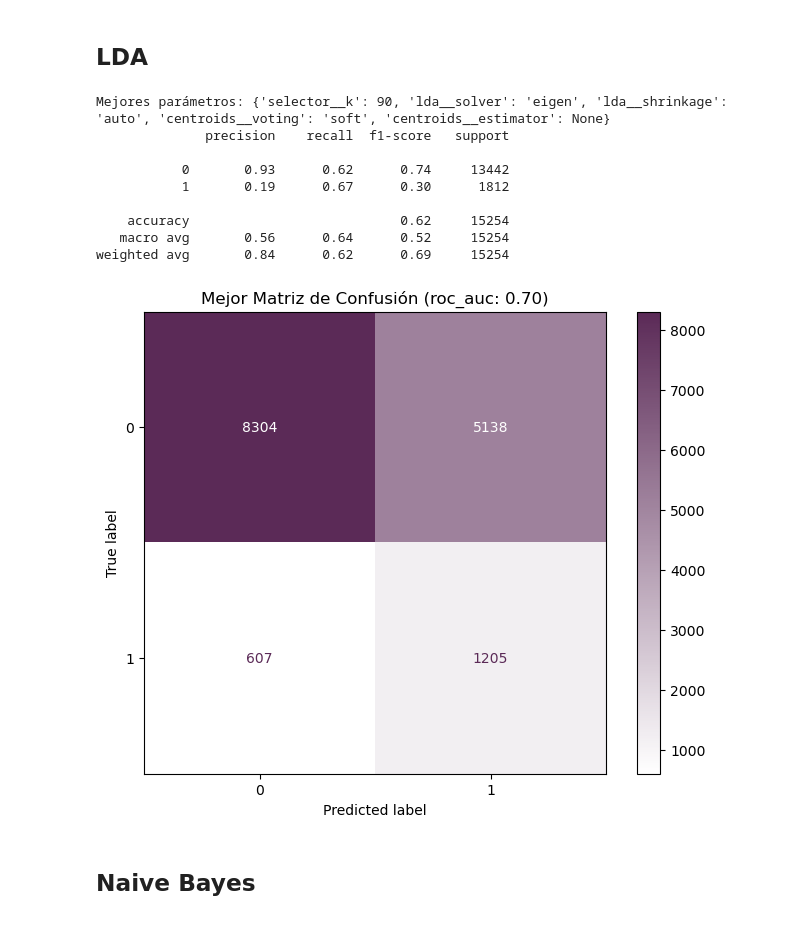
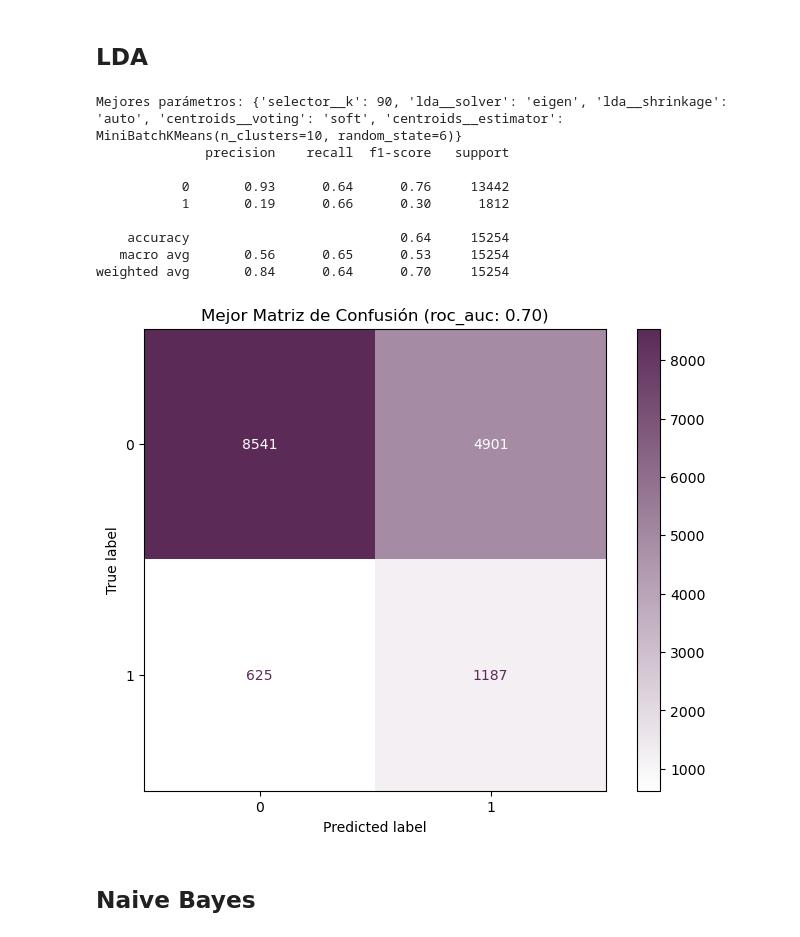
Before and after one commit to danielsoponaru/25-26_R07_NARANJA, a Jupyter notebook: 02-EDA.ipynb, the cells around one changed output. Drawn from its saved outputs; the diff is of its cells as text; code cells hidden in the pictures.

```diff
--- a/02-EDA.ipynb
+++ b/02-EDA.ipynb
@@ -654,7 +720,6 @@ plt.show()
 
 report = classification_report(y_test, y_pred, output_dict=True)
 
-filas = []
 fila_LDA_Near = {
     "modelo": "LDA (NearMiss)",
     "roc-auc": modelo.best_score_,
@@ -995,22 +1060,22 @@ weighted avg       0.77      0.36      0.43     15254
 # ENTRENAMOS EL MEJOR MODELO
 pipeline = Pipeline([
     ('scaler', StandardScaler()),
+    ('selector', SelectKBest(score_func=f_classif)),
     ('centroids', ClusterCentroids(random_state=6)),
-    ('selector', SelectKBest(score_func=f_classif)),
     ('logistic', LogisticRegression(solver='liblinear', class_weight='balanced'))])
 
 parametros = {
     'logistic__C': [0.01, 0.1, 1, 10],
     'logistic__penalty': ['l1', 'l2'],
     'selector__k': [40, 60, 80, 92],
-    'centroids__estimator': [None],
+    'centroids__estimator': [MiniBatchKMeans(n_clusters=10, random_state=6)],
     'centroids__voting': ['soft']}
 
 modelo = RandomizedSearchCV(
     pipeline,
     param_distributions=parametros,
-    n_iter=15,
-    cv=5,
+    n_iter=10,
+    cv=3,
     scoring='roc_auc',
     n_jobs=-1,
     random_state=6)
@@ -1066,14 +1131,14 @@ parametros = {
     'selector__k': [40, 60, 90],
     'lda__solver': ['lsqr', 'eigen'],
     'lda__shrinkage': ['auto', 0.1, 0.5, 0.9],
-    'centroids__estimator': [None],
+    'centroids__estimator': [MiniBatchKMeans(n_clusters=10, random_state=6)],
     'centroids__voting': ['soft']}
 
 modelo = RandomizedSearchCV(
     estimator=pipeline,
     param_distributions=parametros,
-    n_iter=20,
-    cv=5,
+    n_iter=10,
+    cv=3,
     scoring='roc_auc',
     n_jobs=-1,
     random_state=6)
@@ -1081,40 +1146,40 @@ modelo = RandomizedSearchCV(
 modelo.fit(x_train, y_train)
 y_pred = modelo.best_estimator_.predict(x_test)
 
 # RESULTADOS
 cm = confusion_matrix(y_test, y_pred)
 
 fig, ax = plt.subplots(figsize=(8, 6))
 disp = ConfusionMatrixDisplay(confusion_matrix=cm,
                               display_labels=modelo.best_estimator_.classes_)
 
 disp.plot(cmap=lagun_cmap, ax=ax, values_format='d')
 
 plt.title(f'Mejor Matriz de Confusión (roc_auc: {modelo.best_score_:.2f})')
 
 print(f"Mejores parámetros: {modelo.best_params_}")
 print(classification_report(y_test, y_pred))
 plt.show()
 
 report = classification_report(y_test, y_pred, output_dict=True)
 fila_LDA_Cluster = {
     "modelo": "LDA (Cluster.center)",
     "roc-auc": modelo.best_score_,
     "recall 1": report["1"]["recall"],
     "f1-score medio": report["macro avg"]["f1-score"]}
 
 filas.append(fila_LDA_Cluster)
 # %% [output]
-Mejores parámetros: {'selector__k': 90, 'lda__solver': 'eigen', 'lda__shrinkage': 'auto', 'centroids__voting': 'soft', 'centroids__estimator': None}
+Mejores parámetros: {'selector__k': 90, 'lda__solver': 'eigen', 'lda__shrinkage': 'auto', 'centroids__voting': 'soft', 'centroids__estimator': MiniBatchKMeans(n_clusters=10, random_state=6)}
               precision    recall  f1-score   support
 
-           0       0.93      0.62      0.74     13442
-           1       0.19      0.67      0.30      1812
+           0       0.93      0.64      0.76     13442
+           1       0.19      0.66      0.30      1812
 
-    accuracy                           0.62     15254
-   macro avg       0.56      0.64      0.52     15254
-weighted avg       0.84      0.62      0.69     15254
+    accuracy                           0.64     15254
+   macro avg       0.56      0.65      0.53     15254
+weighted avg       0.84      0.64      0.70     15254
-[figure, old version]
+[figure, new version]
 # %% [markdown]
 ## Naive Bayes
 # %%
```
Also changed, not shown: parts of 16 cells of this notebook, 1 other file.
